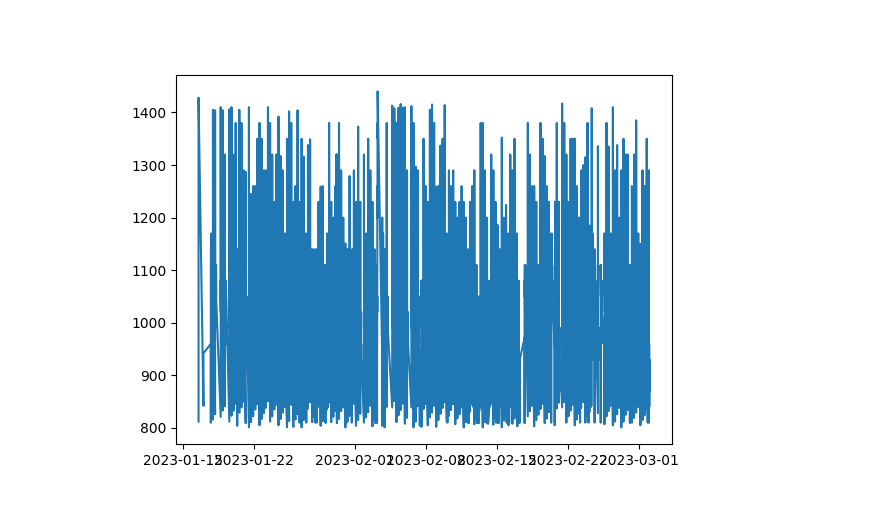
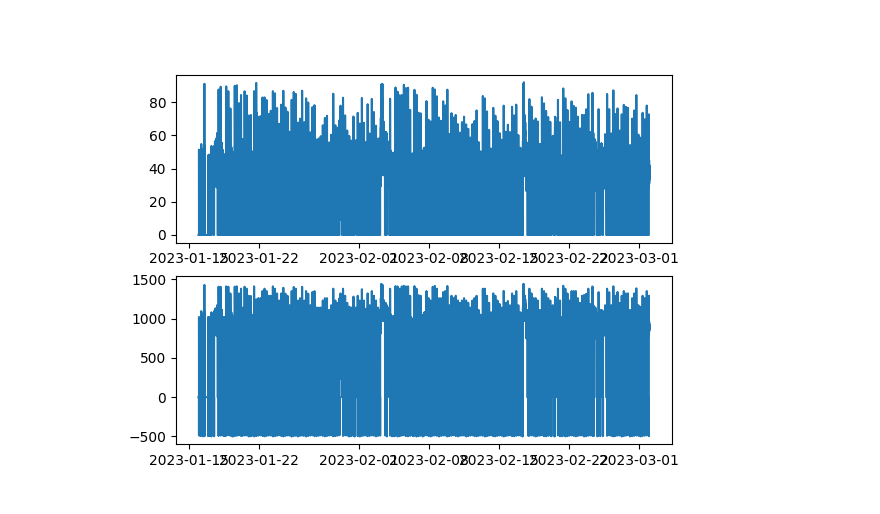
Before and after one commit to Stepzi/GRP2-IIoT-for-Digitization-of-Electronic-Assets, a Jupyter notebook: LoadData.ipynb, the cells around one changed output. Cells and saved outputs as stored; diff of their text form; code cells hidden in the pictures.

```diff
--- a/LoadData.ipynb
+++ b/LoadData.ipynb
@@ -17,13 +17,11 @@ df_fil = df[(df["pump4_rpm"] > 800) & (df["pump1_rpm"] == 0)]
 # %%
 plt.figure()
 plt.ion()
-#plt.subplot(2,1,1)
-plt.plot(df_fil["pump4_rpm"])
-#plt.subplot(2,1,2)
-#plt.plot(df["height"])
-#plt.show()
-
-# Save filtered data
-df_fil.to_pickle(f"data/{SRCdata}_filtered.pkl")
+ax1 = plt.subplot(2,1,1)
+#plt.plot(df_fil["pump4_rpm"])
+plt.plot(df["pump4_power"])
+ax2 = plt.subplot(2,1,2, sharex=ax1)
+plt.plot(df["pump4_rpm"])
+plt.show()
 # %% [output]
-[figure, old version]
+[figure, new version]
```
Also changed, not shown: parts of 1 cell of this notebook, 2 other files.
